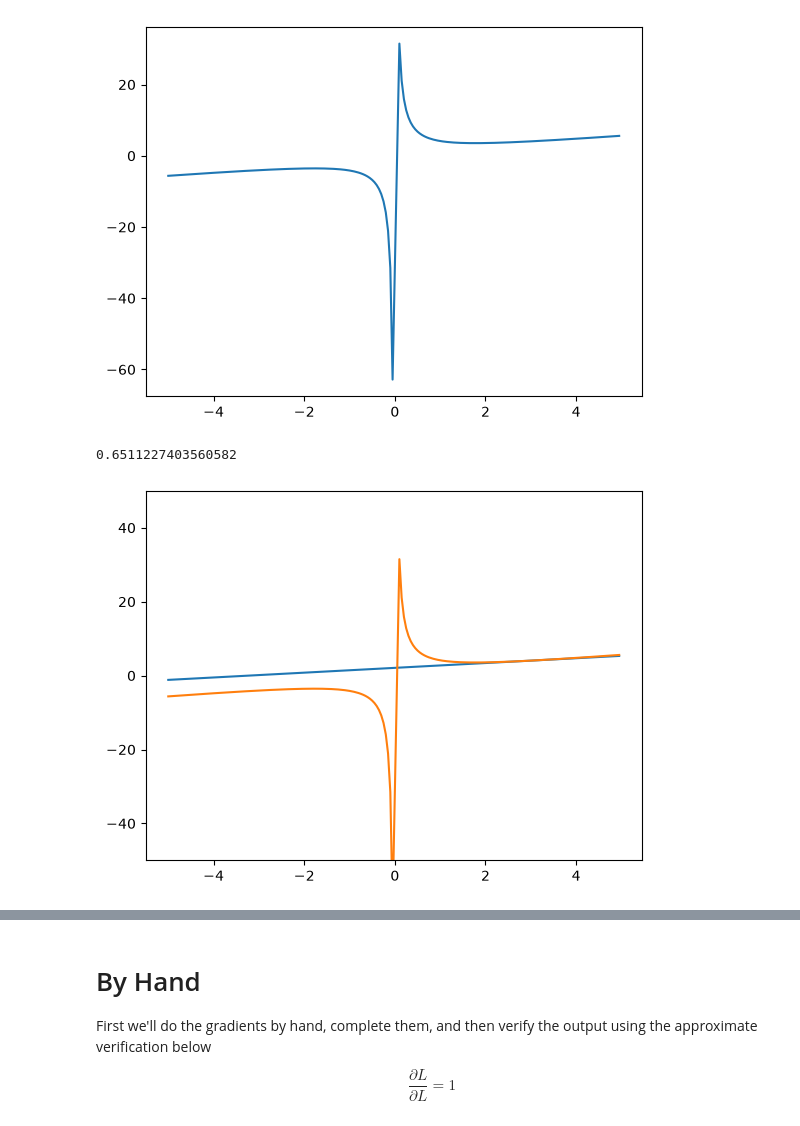
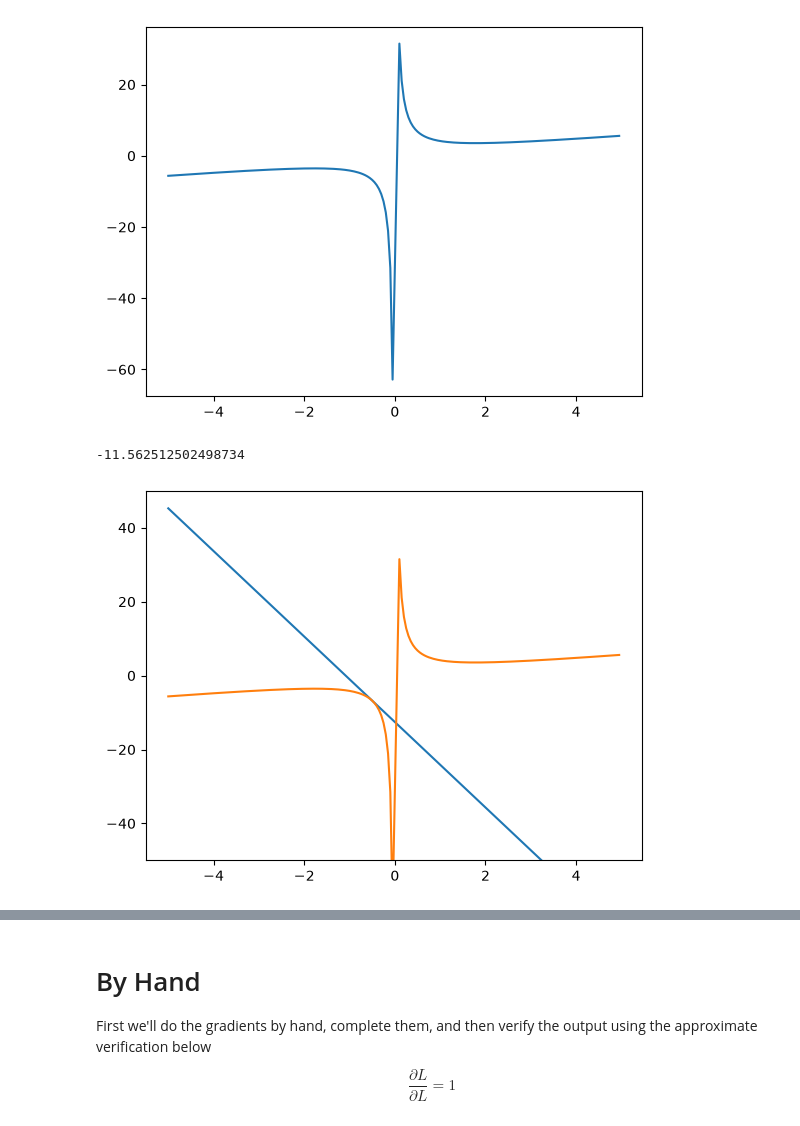
Before and after one commit to Kazutadashi/machine-learning-study, a Jupyter notebook: zero-to-hero/building_micrograd/lab.ipynb, the cells around one changed output, grey strips where cells are left out. Drawn from its saved outputs; the diff is of its cells as text; code cells hidden in the pictures.

```diff
--- a/zero-to-hero/building_micrograd/lab.ipynb
+++ b/zero-to-hero/building_micrograd/lab.ipynb
@@ -23,28 +23,28 @@ plt.plot(xs, ys)
 # %%
 # find derivative line, and approximation
 h = 0.0001
-x = 3
+x = -0.5
 f(x)
 f(x+h)
 
 # definition of slope at that point
 slope = (f(x+h)-f(x))/h
 
 # then we get b as a result by manipulating f(point) = point*slope + b
 b = -(x * slope) + f(x)
 def df_tan_line(xs, slope, b):
     return xs*slope + b
 
 dys = df_tan_line(xs, slope, b)
 
 # visual proof that this is the derivative
 plt.plot(xs, dys)
 plt.plot(xs, ys)
 plt.ylim(-50, 50)
 print(slope)
 # %% [output]
-0.6511227403560582
+-11.562512502498734
-[figure, old version]
+[figure, new version]
 # %%
 class Value:
     def __init__(self, data, _children=(), _op='', label=''):
```
Also changed, not shown: parts of 3 cells of this notebook.
